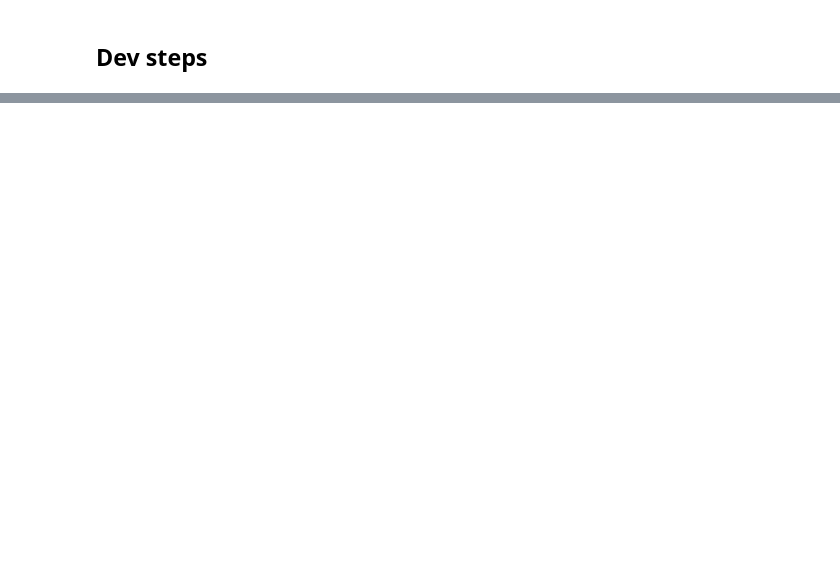
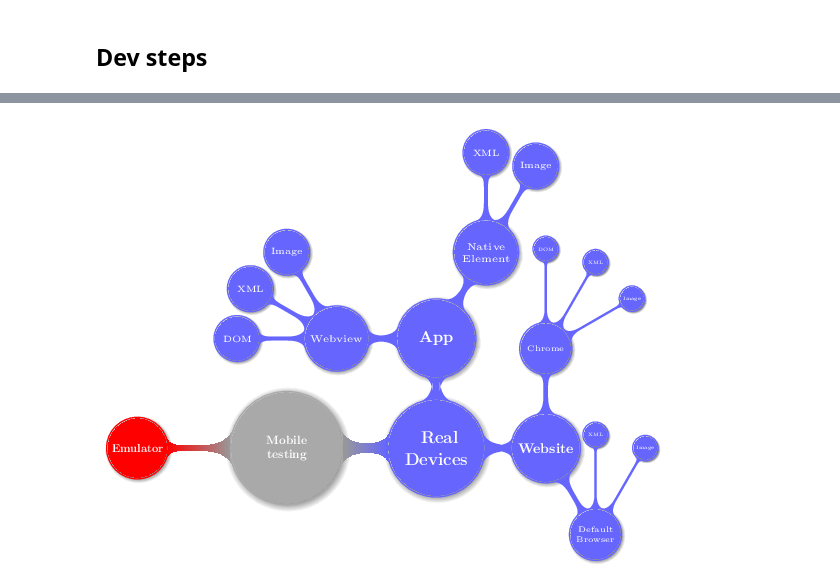
Before and after one commit to followcat/catlab, a Jupyter notebook: android_webview/android_apps_dev.ipynb, the cells around one changed output, grey strips where cells are left out. Cells and saved outputs as stored; diff of their text form; code cells hidden in the pictures; blank space fills up the shorter version.

```diff
--- a/android_webview/android_apps_dev.ipynb
+++ b/android_webview/android_apps_dev.ipynb
@@ -62,3 +67,9 @@ import android_apps_dev
 android_apps_dev.automaticdebug_mobileapp()
 # %% [output]
 [drawing not drawn]
+# %%
+from wand.image import Image as WImage
+img = WImage(filename='mindmap.pdf')
+img
+# %% [output]
+[figure, added]
```
Also changed, not shown: parts of 1 cell of this notebook, 4 other files.
